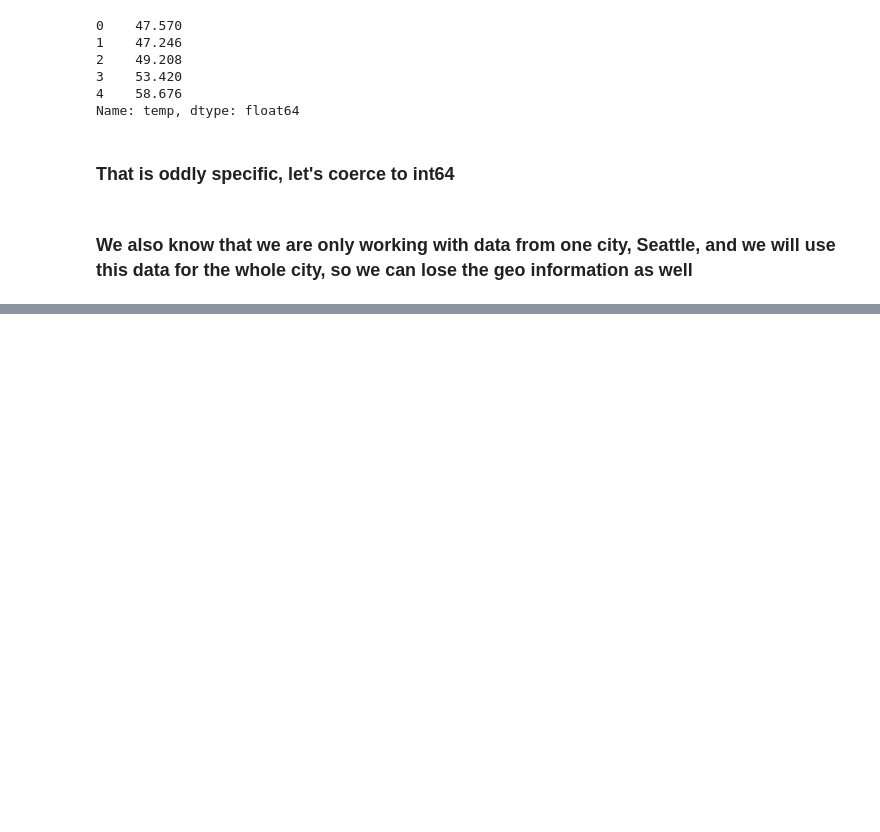
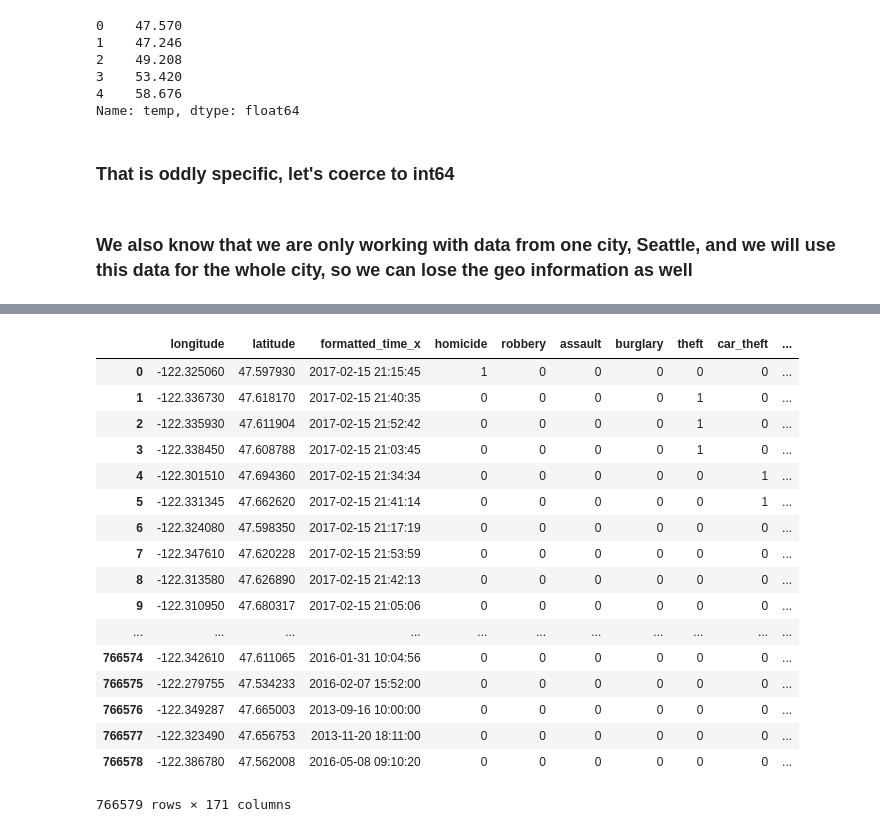
Before and after one commit to benmagoo808/METIS_Project, a Jupyter notebook: Getting_Cleaning_Data.ipynb, the cells around one changed output, grey strips where cells are left out. Cells and saved outputs as stored; diff of their text form; code cells hidden in the pictures; blank space fills up the shorter version.

```diff
--- a/Getting_Cleaning_Data.ipynb
+++ b/Getting_Cleaning_Data.ipynb
@@ -522,0 +628,9 @@ rawWeatherData.head()
+# %%
+callData['by_hour'] = callData.formatted_time.dt.to_period('H')
+# %%
+weatherData['by_hour'] = weatherData.formatted_time.dt.to_period('H')
+# %%
+df = pd.merge(callData, weatherData, on=['by_hour'])
+# %%
+pd.set_option('display.max_columns', 200)
+pd.set_option('display.max_row', 50)
@@ -522,0 +660,21 @@ rawWeatherData.head()
+# %%
+df.drop(['cad_event_number', 'by_hour', 'formatted_time_y', 'weather_description'], axis=1) # Forgot weather desc b4
+# %% [output]
+|  | longitude | latitude | formatted_time_x | homicide | robbery | assault | burglary | theft | car_theft | ... |
+| 0 | -122.325060 | 47.597930 | 2017-02-15 21:15:45 | 1 | 0 | 0 | 0 | 0 | 0 | ... |
+| 1 | -122.336730 | 47.618170 | 2017-02-15 21:40:35 | 0 | 0 | 0 | 0 | 1 | 0 | ... |
+| 2 | -122.335930 | 47.611904 | 2017-02-15 21:52:42 | 0 | 0 | 0 | 0 | 1 | 0 | ... |
+| 3 | -122.338450 | 47.608788 | 2017-02-15 21:03:45 | 0 | 0 | 0 | 0 | 1 | 0 | ... |
+| 4 | -122.301510 | 47.694360 | 2017-02-15 21:34:34 | 0 | 0 | 0 | 0 | 0 | 1 | ... |
+| 5 | -122.331345 | 47.662620 | 2017-02-15 21:41:14 | 0 | 0 | 0 | 0 | 0 | 1 | ... |
+| 6 | -122.324080 | 47.598350 | 2017-02-15 21:17:19 | 0 | 0 | 0 | 0 | 0 | 0 | ... |
+| 7 | -122.347610 | 47.620228 | 2017-02-15 21:53:59 | 0 | 0 | 0 | 0 | 0 | 0 | ... |
+| 8 | -122.313580 | 47.626890 | 2017-02-15 21:42:13 | 0 | 0 | 0 | 0 | 0 | 0 | ... |
+| 9 | -122.310950 | 47.680317 | 2017-02-15 21:05:06 | 0 | 0 | 0 | 0 | 0 | 0 | ... |
+| ... | ... | ... | ... | ... | ... | ... | ... | ... | ... | ... |
+| 766574 | -122.342610 | 47.611065 | 2016-01-31 10:04:56 | 0 | 0 | 0 | 0 | 0 | 0 | ... |
+| 766575 | -122.279755 | 47.534233 | 2016-02-07 15:52:00 | 0 | 0 | 0 | 0 | 0 | 0 | ... |
+| 766576 | -122.349287 | 47.665003 | 2013-09-16 10:00:00 | 0 | 0 | 0 | 0 | 0 | 0 | ... |
+| 766577 | -122.323490 | 47.656753 | 2013-11-20 18:11:00 | 0 | 0 | 0 | 0 | 0 | 0 | ... |
+| 766578 | -122.386780 | 47.562008 | 2016-05-08 09:10:20 | 0 | 0 | 0 | 0 | 0 | 0 | ... |
+766579 rows × 171 columns
```
Also changed, not shown: parts of 28 cells of this notebook, 1 other file.
